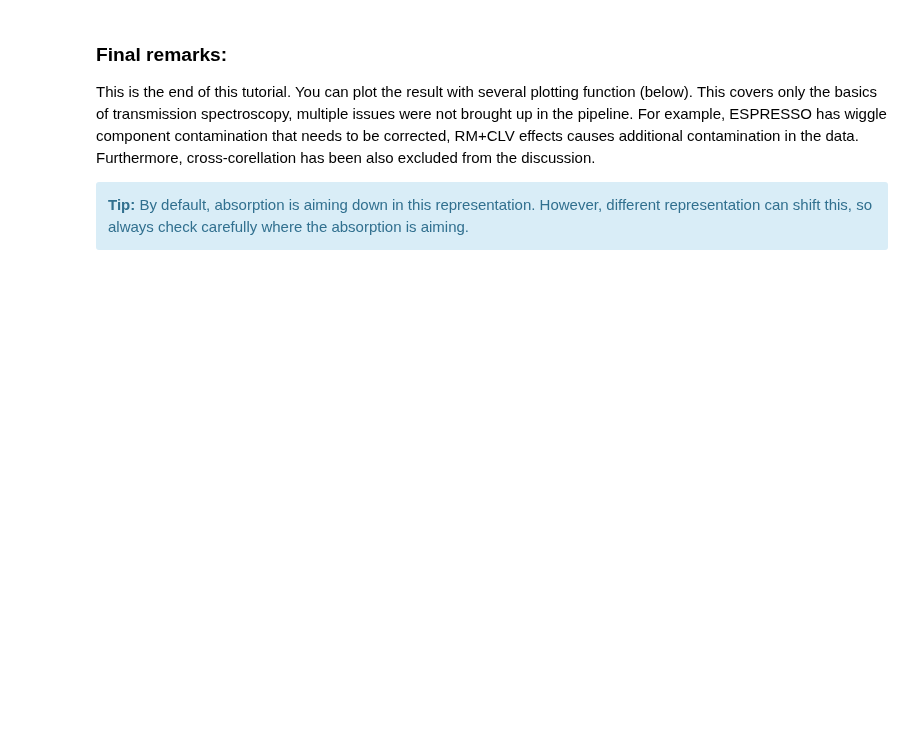
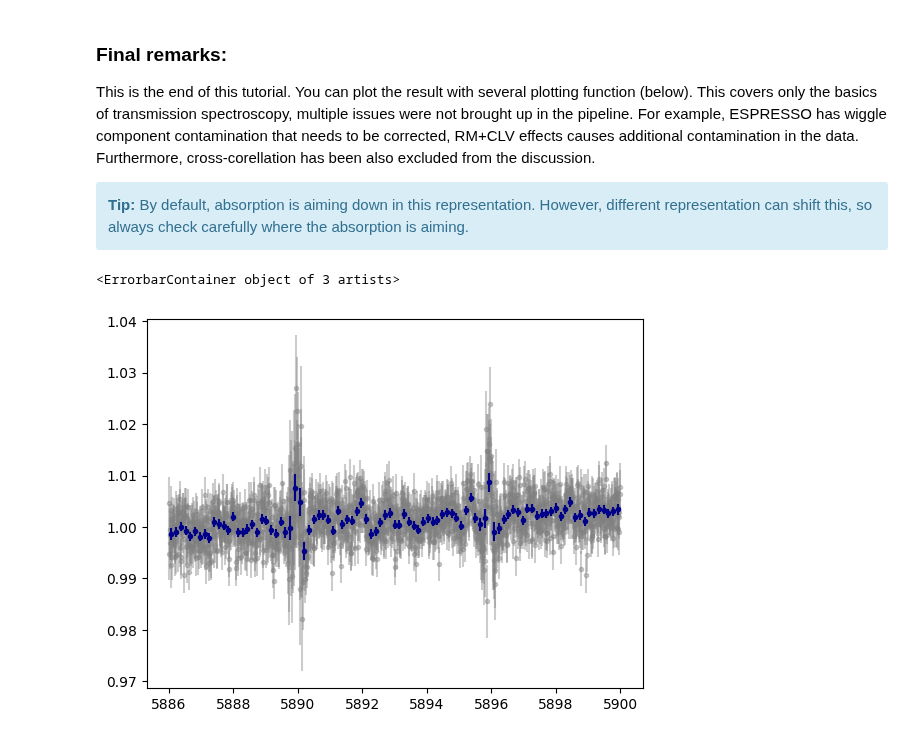
Before and after one commit to MichalSteiner/rats, a Jupyter notebook: transmission_spectroscopy_example.ipynb, the cells around one changed output. Saved outputs shown, nothing was run; the diff lists cells and outputs as text; code cells hidden in the pictures; blank space fills up the shorter version.

Commit message:
fixed inline plotting

```diff
--- a/transmission_spectroscopy_example.ipynb
+++ b/transmission_spectroscopy_example.ipynb
@@ -374,25 +374,27 @@ This is the end of this tutorial. You can plot the result with several plotting
 <b>Tip:</b> By default, absorption is aiming down in this representation. However, different representation can shift this, so always check carefully where the absorption is aiming.
 </div>
 # %%
-import matplotlib as mpl
+import matplotlib
 import matplotlib.pyplot as plt
+%matplotlib inline
 
-mpl.use('TkAgg')
 fig, ax = plt.subplots(1)
 binning_factor = 15
 
 ax.errorbar(transmission_spectrum[0].spectral_axis.value,
                 transmission_spectrum[0].flux.value,
                 transmission_spectrum[0].uncertainty.array,
                 color = 'gray', fmt='.', alpha = 0.4,
                 label='transmission spectrum')
 x,y,yerr = sm.binning_spectrum(transmission_spectrum[0],binning_factor)
 ax.errorbar(x,
             y,
             yerr,
             color ='darkblue',
             zorder = 501,
             fmt='.',
             label='binned x15'
             )
-fig.show()
+# %% [output]
+<ErrorbarContainer object of 3 artists>
+[figure, added]
```
Also changed, not shown: parts of 6 cells of this notebook.
